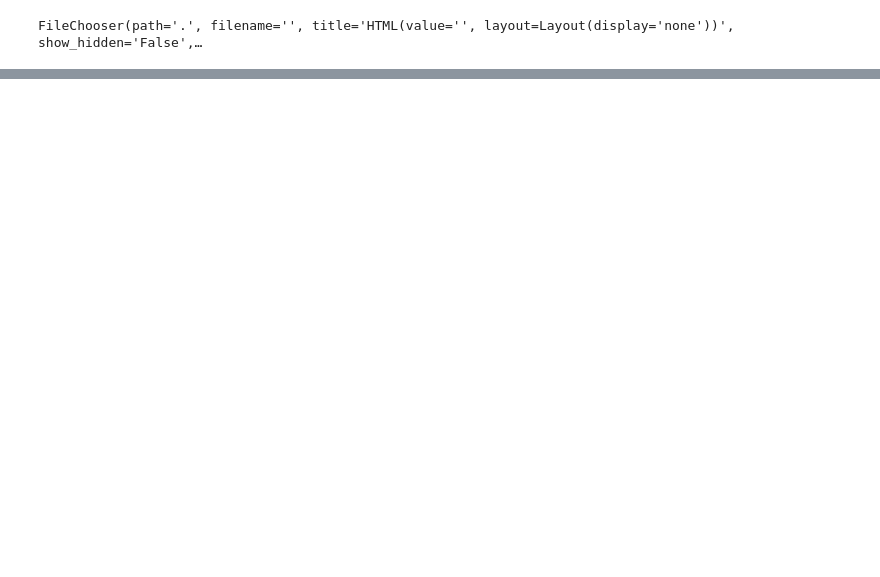
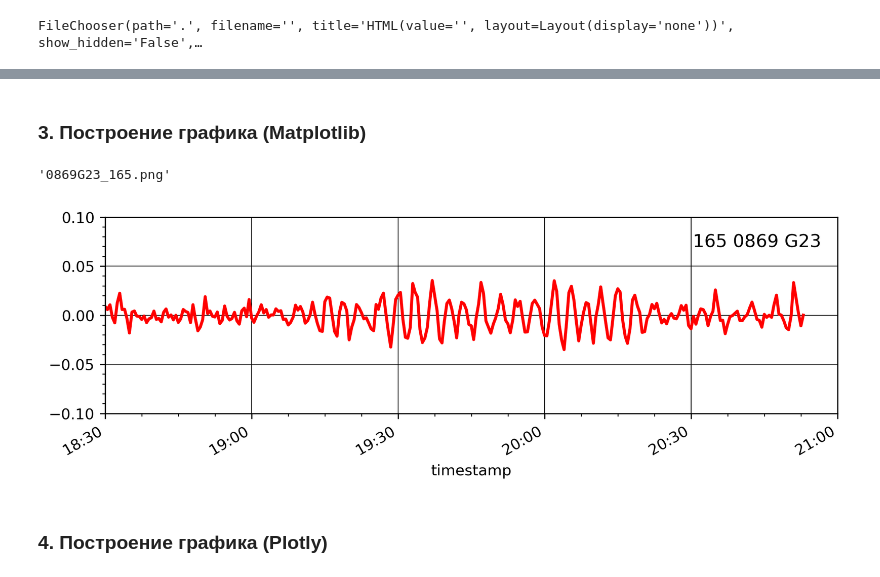
Before and after one commit to OrionApplePie/tec_analysis, a Jupyter notebook: tec_data_main.ipynb, the cells around one changed output, grey strips where cells are left out. Saved outputs shown, nothing was run; the diff lists cells and outputs as text; code cells hidden in the pictures; blank space fills up the shorter version.

```diff
--- a/tec_data_main.ipynb
+++ b/tec_data_main.ipynb
@@ -57,7 +65,7 @@ def parse_filename(filename=""):
     name, _ = os.path.basename(filename).split(".")
     name_part, day_number = name.split("_")
     return {
-        "day_number": day_number,
+        "day_number": int(day_number),
         "receiver_name": name_part[:4],  # TODO: уточнить англ. термин
         "sat_name": name_part[4:7],
     }
@@ -168,22 +238,13 @@ def plot_waveform(filename=None):
 # %%
-# Create and display a FileChooser widget
 fc = FileChooser('.')
 display(fc)
 
-# Change defaults and reset the dialog
 fc.default_path = '.'
 fc.reset()
-
-# Change hidden files
 fc.show_hidden = False
-
-# Show or hide folder icons
 fc.use_dir_icons = True
 
-# Set multiple file filter patterns (uses https://docs.python.org/3/library/fnmatch.html)
-fc.filter_pattern = ['*.dat', '*.txt']
-
-# Change the title (use '' to hide)
+fc.filter_pattern = ['*.dat',]
 fc.title = '<b>Выберите файл с данными</b>'
 
 # Sample callback function
@@ -207,0 +260,3 @@ plot_waveform(fc.selected)
+# %%
+df = dat_to_df(filename=fc.selected, year=2009)
+df.head()
@@ -207,0 +270,38 @@ plot_waveform(fc.selected)
+# %% [markdown]
+### 3. Построение графика (Matplotlib)
+# %%
+# ts = pd.to_datetime(18.50, unit='h')
+# te = pd.to_datetime(21.00, unit='h')
+
+ts = pd.to_datetime('2009-06-14 18:30:00')
+te = pd.to_datetime('2009-06-14 21:00:00')
+
+name, _ = os.path.basename(fc.selected).split(".")
+plot_filename = ".".join([name, "png"])
+file_name_parts = parse_filename(fc.selected)
+
+anchored_text_label = (
+    f"{file_name_parts['day_number']}"
+    f" {file_name_parts['receiver_name']}"
+    f" {file_name_parts['sat_name']}"
+)
+
+# plot_save_waveform(
+#     df=df,
+#     plot_label=anchored_text_label,
+#     plot_filename=plot_filename,
+#     xname='timestamp', yname='value'
+# )
+
+plot_save_waveform(
+    df=df,
+    plot_label=anchored_text_label,
+    plot_filename=plot_filename,
+    time_start=ts, time_end=te,
+    xname='timestamp', yname='value'
+)
+# %% [output]
+'0869G23_165.png'
+[figure, added]
+# %% [markdown]
+### 4. Построение графика (Plotly)
```
Also changed, not shown: parts of 31 cells of this notebook, 2 other files.
